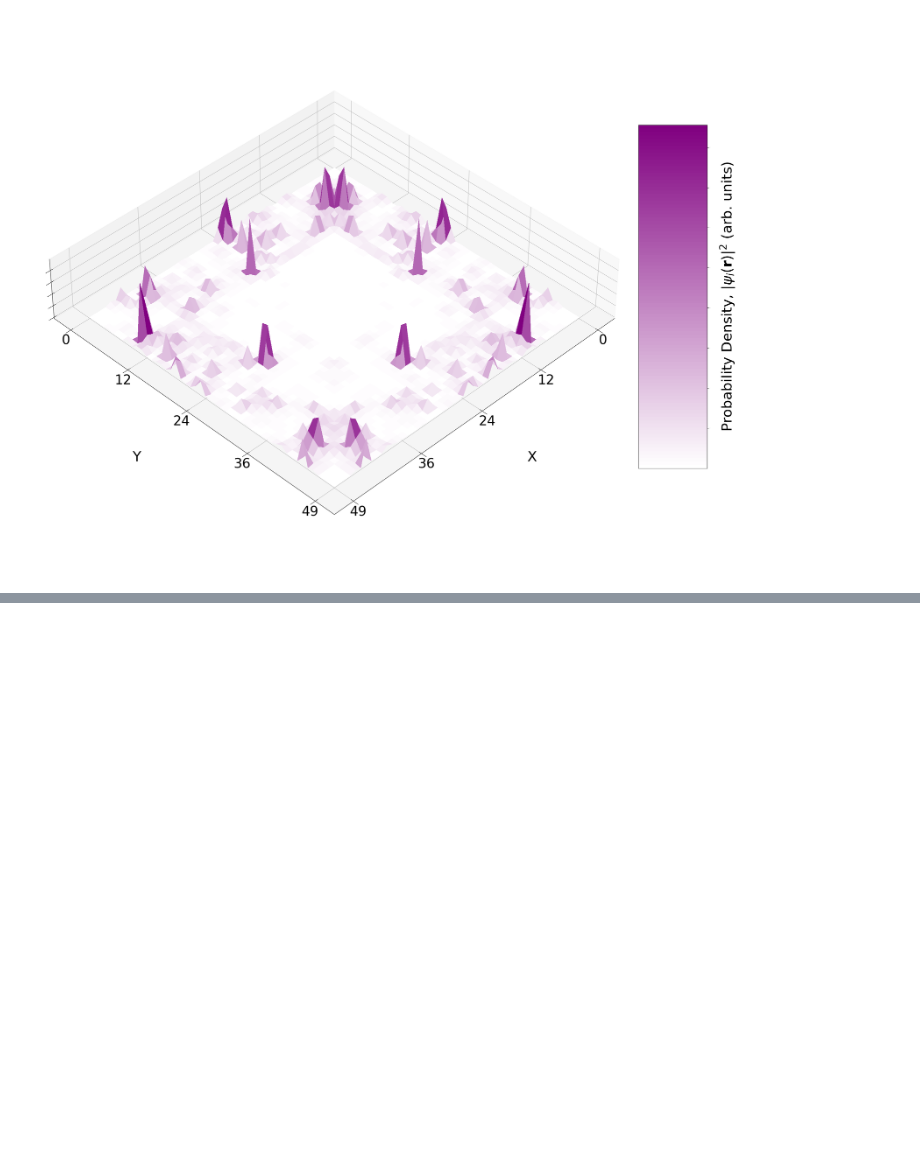
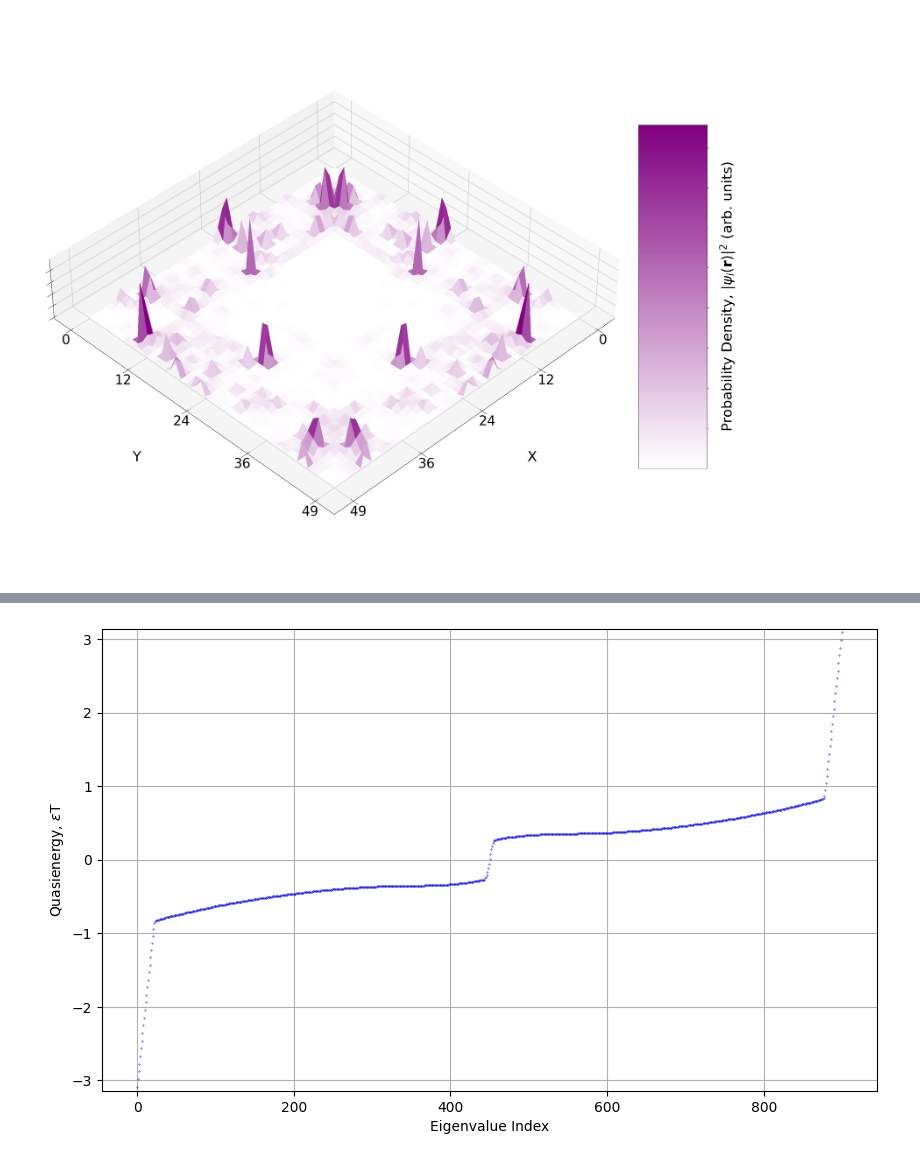
Before and after one commit to NGC2237-Clark/Topo_Loco_QCs, a Jupyter notebook: Floquet/Anderson_localisation.ipynb, the cells around one changed output, grey strips where cells are left out. Cells and saved outputs as stored; diff of their text form; code cells hidden in the pictures; blank space fills up the shorter version.

```diff
--- a/Floquet/Anderson_localisation.ipynb
+++ b/Floquet/Anderson_localisation.ipynb
@@ -71,0 +104,4 @@ model50.eigenstate_prob_density(wavefunction_qc2[:,1602], figsize=(30,30), scale
+# %%
+spectra = model30.quasienergies_states_open(steps_per_segment=100, vdT=0, plot=True)
+# %% [output]
+[figure, added]
```
Also changed, not shown: parts of 13 cells of this notebook, 4 other files.
